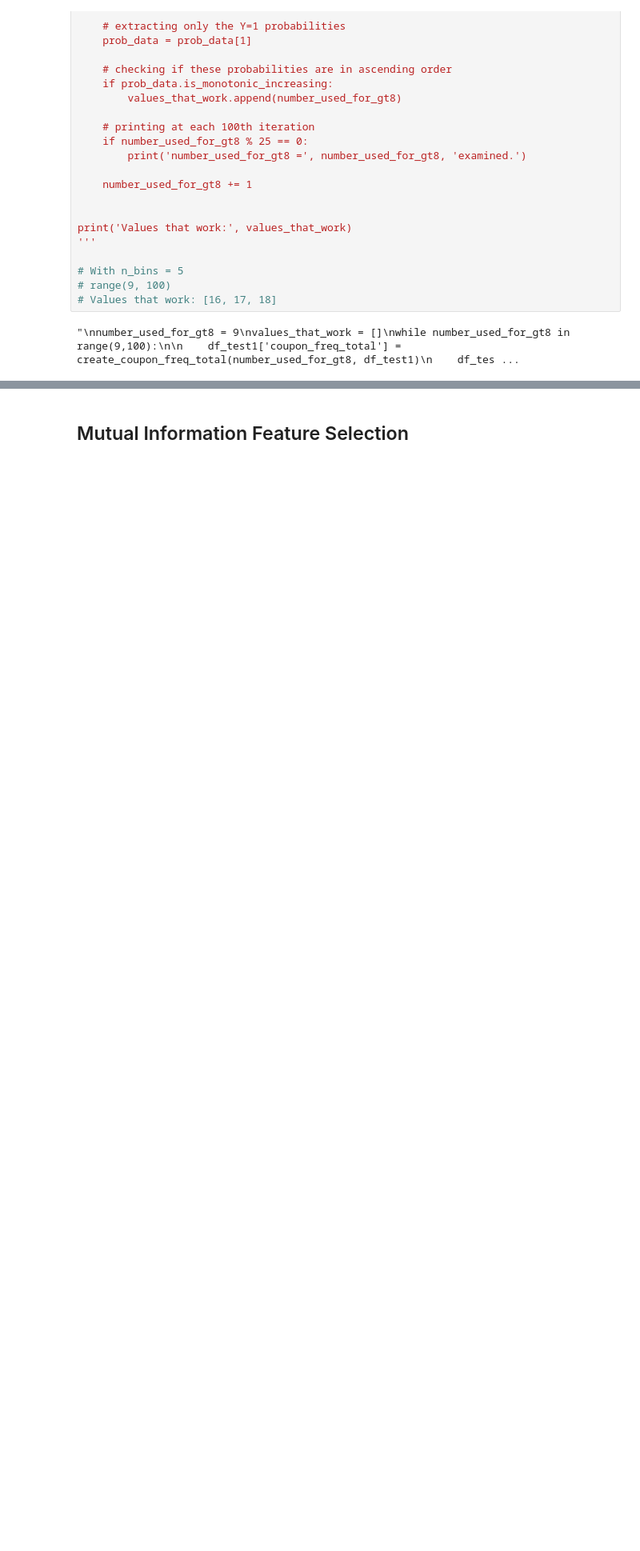
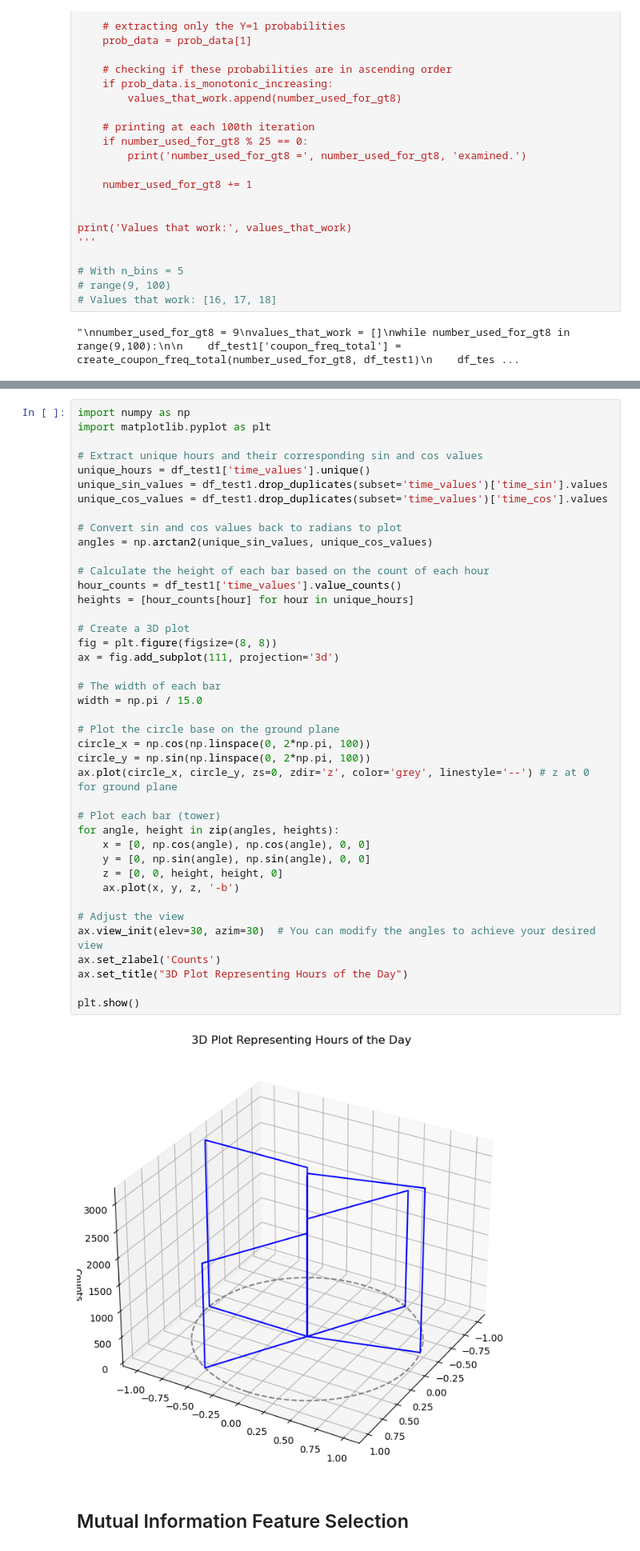
Before and after one commit to leobt23/Data_Mining, a Jupyter notebook: 1_eda/caria.ipynb, the cells around one changed output, grey strips where cells are left out. Shown at 80% size. Drawn from its saved outputs; the diff is of its cells as text; blank space fills up the shorter version.

```diff
--- a/1_eda/caria.ipynb
+++ b/1_eda/caria.ipynb
@@ -400,3 +526,46 @@ Is the probability of Y=1 in ascending order? True
+# %%
+import numpy as np
+import matplotlib.pyplot as plt
+
+# Extract unique hours and their corresponding sin and cos values
+unique_hours = df_test1['time_values'].unique()
+unique_sin_values = df_test1.drop_duplicates(subset='time_values')['time_sin'].values
+unique_cos_values = df_test1.drop_duplicates(subset='time_values')['time_cos'].values
+
+# Convert sin and cos values back to radians to plot
+angles = np.arctan2(unique_sin_values, unique_cos_values)
+
+# Calculate the height of each bar based on the count of each hour
+hour_counts = df_test1['time_values'].value_counts()
+heights = [hour_counts[hour] for hour in unique_hours]
+
+# Create a 3D plot
+fig = plt.figure(figsize=(8, 8))
+ax = fig.add_subplot(111, projection='3d')
+
+# The width of each bar
+width = np.pi / 15.0
+
+# Plot the circle base on the ground plane
+circle_x = np.cos(np.linspace(0, 2*np.pi, 100))
+circle_y = np.sin(np.linspace(0, 2*np.pi, 100))
+ax.plot(circle_x, circle_y, zs=0, zdir='z', color='grey', linestyle='--') # z at 0 for ground plane
+
+# Plot each bar (tower)
+for angle, height in zip(angles, heights):
+    x = [0, np.cos(angle), np.cos(angle), 0, 0]
+    y = [0, np.sin(angle), np.sin(angle), 0, 0]
+    z = [0, 0, height, height, 0]
+    ax.plot(x, y, z, '-b')
+
+# Adjust the view
+ax.view_init(elev=30, azim=30)  # You can modify the angles to achieve your desired view
+ax.set_zlabel('Counts')
+ax.set_title("3D Plot Representing Hours of the Day")
+
+plt.show()
+# %% [output]
+[figure, added]
 # %% [markdown]
 ## Mutual Information Feature Selection
 # %% [markdown]
```
Also changed, not shown: parts of 11 cells of this notebook.
